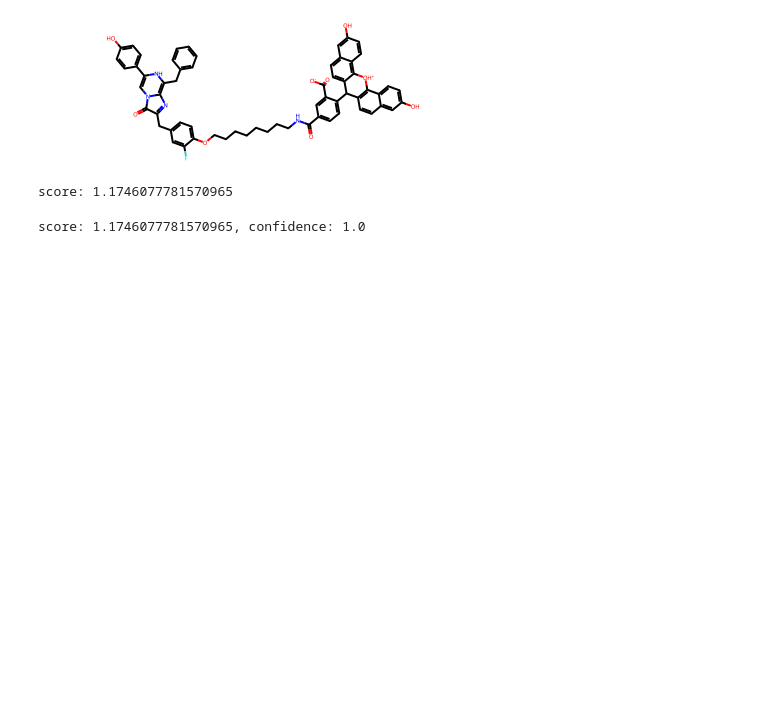
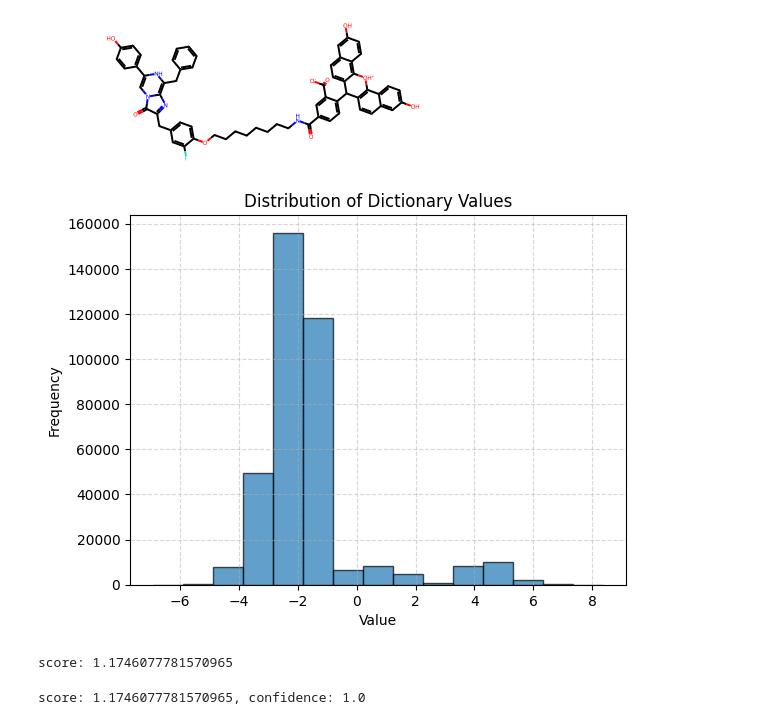
Before and after one commit to MolAstra/DyeLeS, a Jupyter notebook: notebooks/tutorials.ipynb, the cells around one changed output. Saved outputs shown, nothing was run; the diff lists cells and outputs as text; code cells hidden in the pictures; blank space fills up the shorter version.

```diff
--- a/notebooks/tutorials.ipynb
+++ b/notebooks/tutorials.ipynb
@@ -8,6 +8,23 @@ mol = Chem.MolFromSmiles(smiles)
 mol
 # %% [output]
 [figure]
+# %%
+import pickle
+import gzip
+
+fscore = pickle.load(gzip.open("/home/water/projects/DyeLeS/dyeles/resources/dye.model.gz", "rb"))["fscore"]
+# %%
+import matplotlib.pyplot as plt
+
+# 绘制直方图
+plt.hist(fscore.values(), bins=15, edgecolor="black", alpha=0.7)
+plt.xlabel("Value")
+plt.ylabel("Frequency")
+plt.title("Distribution of Dictionary Values")
+plt.grid(True, linestyle="--", alpha=0.5)
+plt.show()
+# %% [output]
+[figure, added]
 # %%
 score = scorer(smiles)
 print(f"score: {score}")
```
Also changed, not shown: 9 other files.
